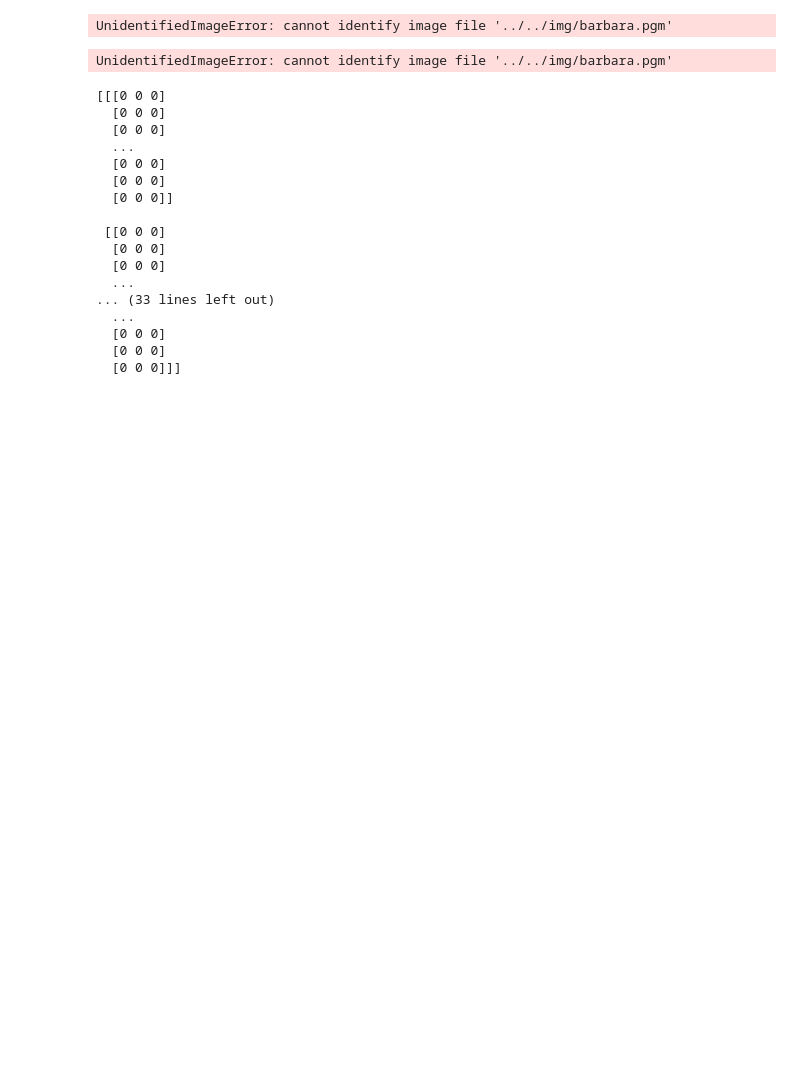
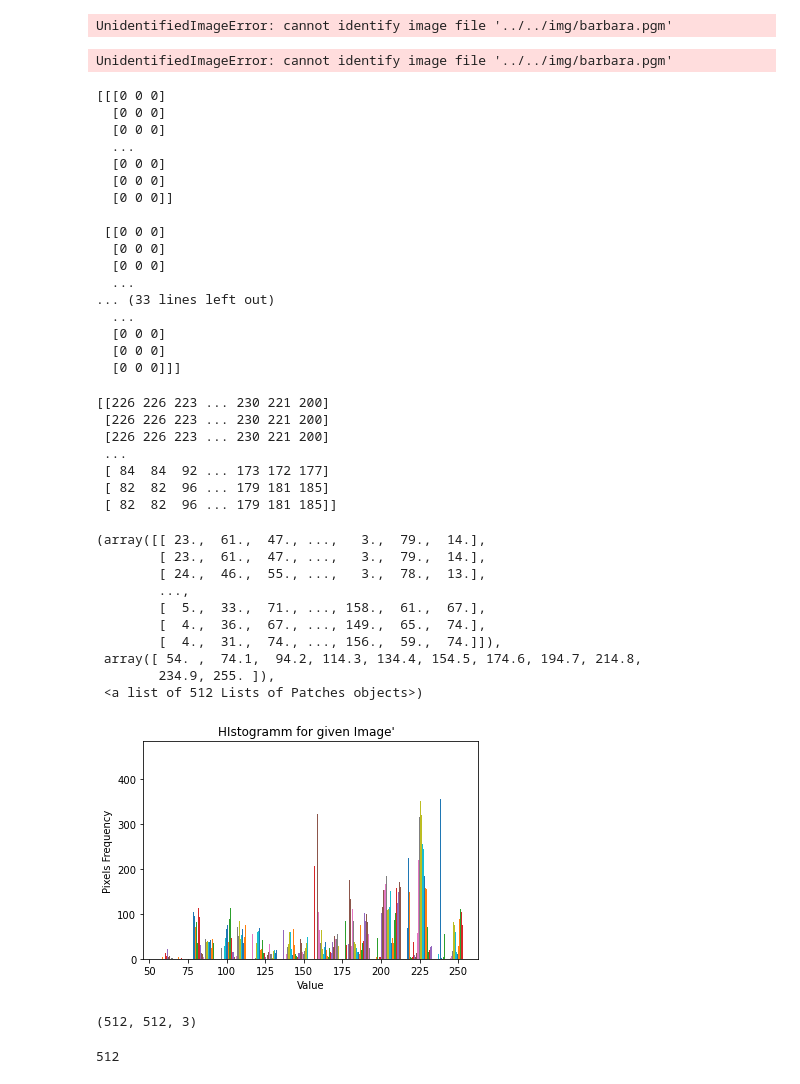
Before and after one commit to akmalamka/mini-photoshop, a Jupyter notebook: src/ui/notebook.ipynb, the cells around one changed output. Drawn from its saved outputs; the diff is of its cells as text; code cells hidden in the pictures; blank space fills up the shorter version.

Commit message:
add show histogram

```diff
--- a/src/ui/notebook.ipynb
+++ b/src/ui/notebook.ipynb
@@ -159,3 +162,52 @@ print(abc)
   [0 0 0]
   [0 0 0]
   [0 0 0]]]
+# %%
+#image read function
+img=mpimg.imread('../../img/lena.bmp')
+#image slicing into 2D.
+# print(img)
+x=img[:,:,0]
+print(x)
+# x co-ordinate denotation.
+plt.xlabel("Value")
+# y co-ordinate denotation.
+plt.ylabel("Pixels Frequency")
+# title of an image .
+# plt.title("Original Image")
+# # imshow function with comperision of gray level value.
+# plt.imshow(x,cmap="gray")
+# #plot the image on a plane.
+# plt.show()
+plt.title("HIstogramm for given Image'  ")
+plt.xlabel("Value")
+plt.ylabel("Pixels Frequency")
+#hist function is used to plot the histogram of an image.
+plt.hist(x)
+# %% [output]
+[[226 226 223 ... 230 221 200]
+ [226 226 223 ... 230 221 200]
+ [226 226 223 ... 230 221 200]
+ ...
+ [ 84  84  92 ... 173 172 177]
+ [ 82  82  96 ... 179 181 185]
+ [ 82  82  96 ... 179 181 185]]
+(array([[ 23.,  61.,  47., ...,   3.,  79.,  14.],
+        [ 23.,  61.,  47., ...,   3.,  79.,  14.],
+        [ 24.,  46.,  55., ...,   3.,  78.,  13.],
+        ...,
+        [  5.,  33.,  71., ..., 158.,  61.,  67.],
+        [  4.,  36.,  67., ..., 149.,  65.,  74.],
+        [  4.,  31.,  74., ..., 156.,  59.,  74.]]),
+ array([ 54. ,  74.1,  94.2, 114.3, 134.4, 154.5, 174.6, 194.7, 214.8,
+        234.9, 255. ]),
+ <a list of 512 Lists of Patches objects>)
+[figure, added]
+# %%
+print(img.shape)
+# %% [output]
+(512, 512, 3)
+# %%
+print(len(x[0]))
+# %% [output]
+512
```
Also changed, not shown: parts of 6 cells of this notebook, 1 other file.
